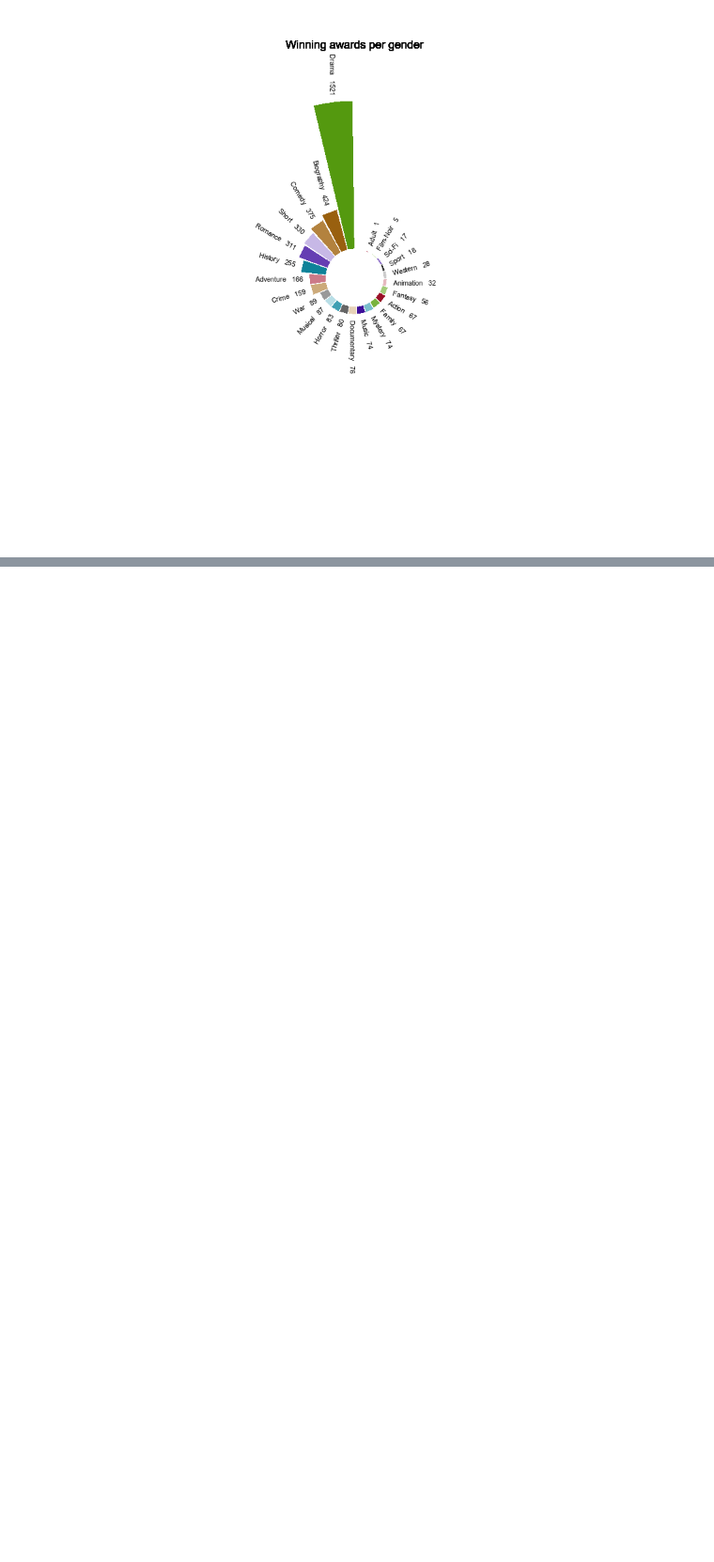
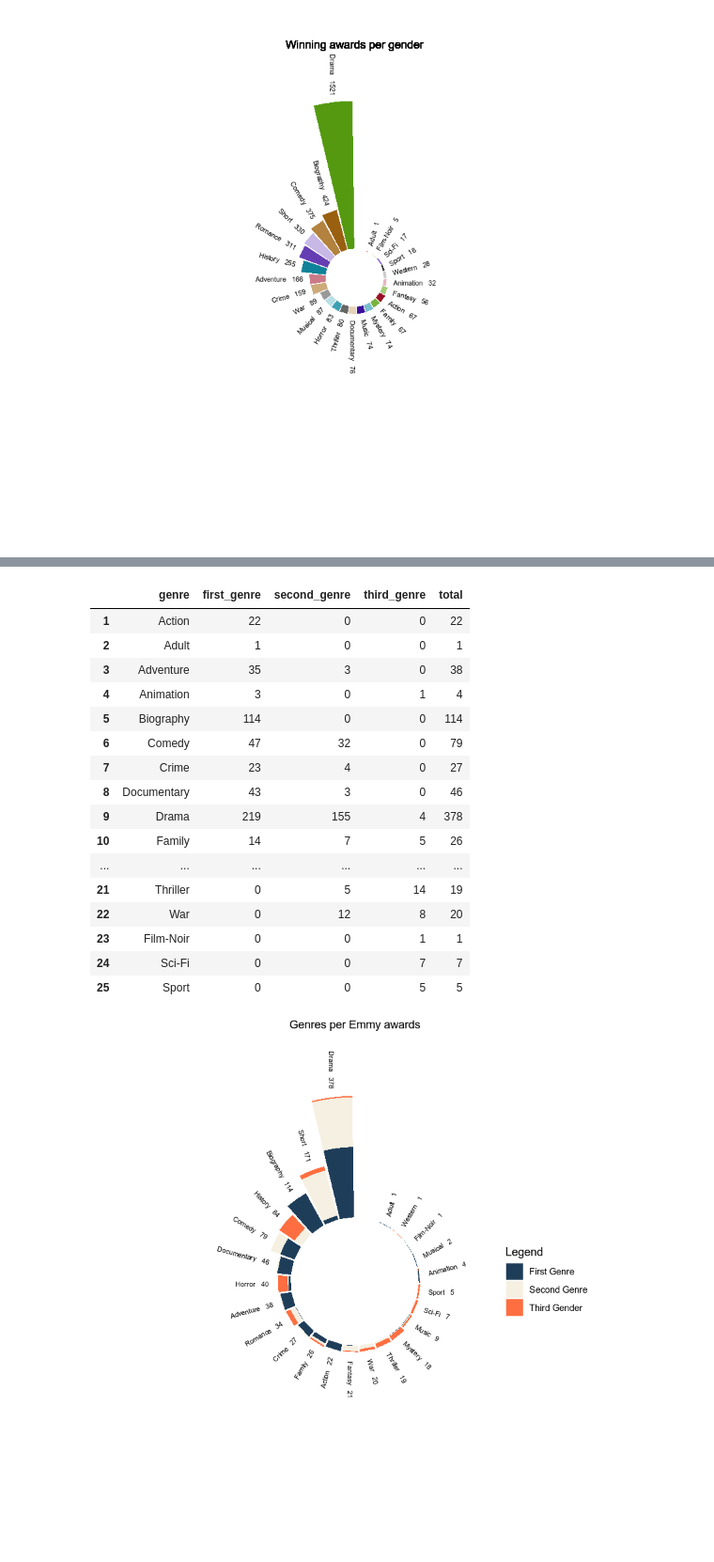
Before and after one commit to fsbarros98/IMDb_analysis, a Jupyter notebook: src/05.1_hypothesis_success_people_awards_FB.ipynb, the cells around one changed output, grey strips where cells are left out. Shown at 94% size. Saved outputs shown, nothing was run; the diff lists cells and outputs as text; code cells hidden in the pictures; blank space fills up the shorter version.

```diff
--- a/src/05_hypothesis_success_people_awards_FB.ipynb
+++ b/src/05.1_hypothesis_success_people_awards_FB.ipynb
@@ -636,0 +795,65 @@ geom_text(aes(x=-1, y=2100, label="Winning awards per gender"), color="black", i
+# %%
+genres_winnings_emmys = genres_experiments[which(genres_experiments$win_emmy == 1),]
+genres_winnings_gg_people = genres_experiments[which(genres_experiments$win_gg_people == 1),]
+genres_winnings_gg_film = genres_experiments[which(genres_experiments$win_gg_film == 1),]
+# %%
+copy_genres_winnings = genres_winnings_emmys
+all_gender_winnings_columns = copy_genres_winnings %>% select(genre1,genre2,genre3)
+first_gender_counts = all_gender_winnings_columns %>% count(genre1)
+colnames(first_gender_counts) = c("genre","first_genre")
+second_gender_counts = all_gender_winnings_columns %>% count(genre2)
+colnames(second_gender_counts) = c("genre","second_genre")
+third_gender_counts = all_gender_winnings_columns %>% count(genre3)
+colnames(third_gender_counts) = c("genre","third_genre")
+first_second_gender_counts = full_join(first_gender_counts,second_gender_counts,by="genre")
+first_second_third_gender_counts = full_join(first_second_gender_counts,third_gender_counts,by="genre")
+first_second_third_gender_counts[is.na(first_second_third_gender_counts)] <- 0
+total = first_second_third_gender_counts %>% select(2,3,4)
+total = rowSums(total,na.rm=TRUE)
+first_second_third_gender_counts$total = total
+first_second_third_gender_counts = first_second_third_gender_counts[first_second_third_gender_counts$genre!=0,]
+first_second_third_gender_counts
+label_genre = first_second_third_gender_counts
+label_genre = arrange(label_genre,total)
+label_genre$id = seq(1,nrow(label_genre))
+label_genre$labels = paste("  ",label_genre$genre," ",label_genre$total,"  ")
+nbars = nrow(label_genre)
+angle = 90 - 360 * (label_genre$id) / nbars
+label_genre$hjust<-ifelse(angle < -90, 1, 0)
+label_genre$angle<-ifelse(angle < -90, angle+180, angle)
+ggplot()+
+geom_bar(data = first_second_third_gender_counts, aes(x=reorder(genre,total),y=first_genre+second_genre+third_genre,fill="Third Gender"),stat="identity")+
+geom_bar(data = first_second_third_gender_counts, aes(x=reorder(genre,total),y=first_genre+second_genre,fill="Second Genre"), stat="identity") +
+geom_bar(data = first_second_third_gender_counts, aes(x=reorder(genre,total),y=first_genre,fill="First Genre"),stat="identity") +
+scale_fill_manual(values=c("#1e3d59","#f5f0e1","#ff6e40"))+
+ylim(-200,600)+
+theme_bw()+
+theme(plot.title=element_text(),
+    axis.text = element_blank(),
+    axis.title = element_blank(),
+    panel.grid = element_blank(),
+    legend.position = c(0.8, 0.5),
+    plot.margin = unit(rep(-2,4), "cm"))+labs(fill = "Legend")+
+coord_polar(start = 0)+
+geom_text(data=label_genre, aes(x=seq(1,nrow(first_second_third_gender_counts)), y=total+10, label=labels, hjust=hjust),
+                                color="black", size=2.3, angle= label_genre$angle, inherit.aes = FALSE)+
+geom_text(aes(x=-1, y=600, label="Genres per Emmy awards"), color="black", inherit.aes = FALSE)
+# %% [output]
+|  | genre | first_genre | second_genre | third_genre | total |
+| 1 | Action | 22 | 0 | 0 | 22 |
+| 2 | Adult | 1 | 0 | 0 | 1 |
+| 3 | Adventure | 35 | 3 | 0 | 38 |
+| 4 | Animation | 3 | 0 | 1 | 4 |
+| 5 | Biography | 114 | 0 | 0 | 114 |
+| 6 | Comedy | 47 | 32 | 0 | 79 |
+| 7 | Crime | 23 | 4 | 0 | 27 |
+| 8 | Documentary | 43 | 3 | 0 | 46 |
+| 9 | Drama | 219 | 155 | 4 | 378 |
+| 10 | Family | 14 | 7 | 5 | 26 |
+| ... | ... | ... | ... | ... | ... |
+| 21 | Thriller | 0 | 5 | 14 | 19 |
+| 22 | War | 0 | 12 | 8 | 20 |
+| 23 | Film-Noir | 0 | 0 | 1 | 1 |
+| 24 | Sci-Fi | 0 | 0 | 7 | 7 |
+| 25 | Sport | 0 | 0 | 5 | 5 |
+[figure, added]
```
Also changed, not shown: parts of 23 cells of this notebook.
